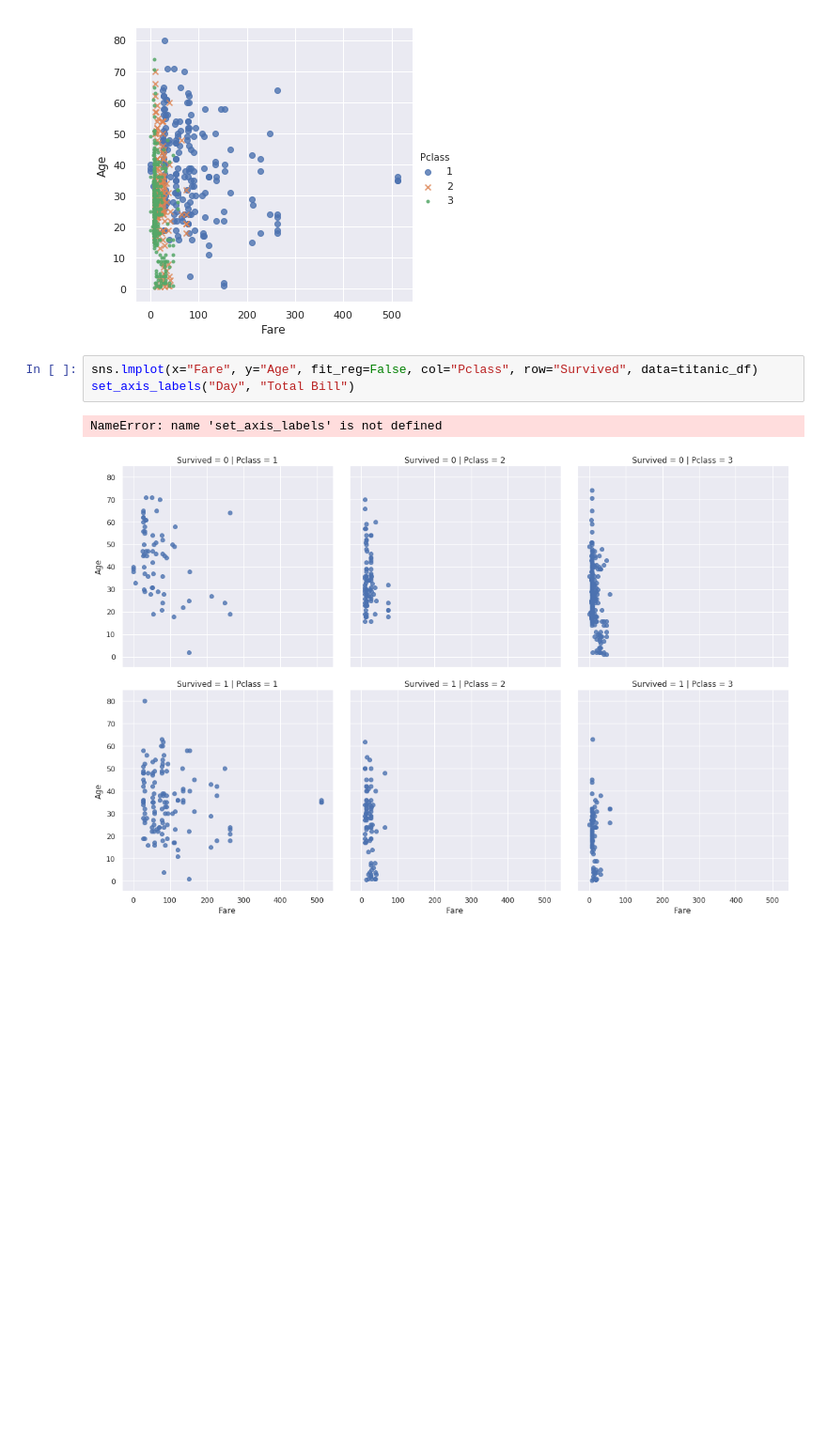
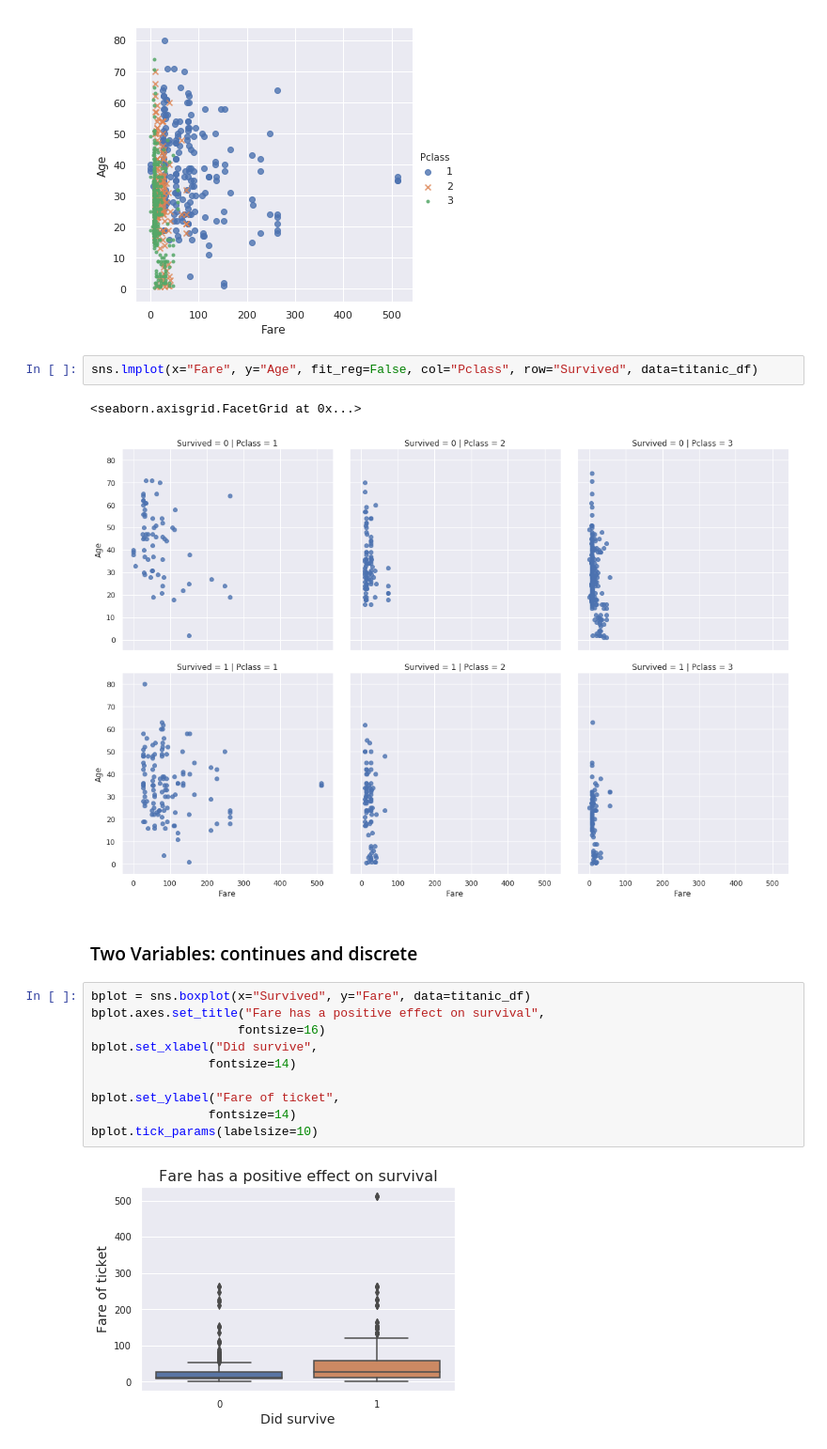
Before and after one commit to wfjvdham/python-course, a Jupyter notebook: explore/README.ipynb, the cells around one changed output. Shown at 94% size. Saved outputs shown, nothing was run; the diff lists cells and outputs as text; blank space fills up the shorter version.

Commit message:
more seaborn

```diff
--- a/explore/README.ipynb
+++ b/explore/README.ipynb
@@ -154,7 +145,20 @@ sns.lmplot(x="Fare", y="Age", fit_reg=False, hue="Pclass", markers=['o', 'x', '.
 [figure]
 # %%
 sns.lmplot(x="Fare", y="Age", fit_reg=False, col="Pclass", row="Survived", data=titanic_df)
-set_axis_labels("Day", "Total Bill")
 # %% [output]
-NameError: name 'set_axis_labels' is not defined
+<seaborn.axisgrid.FacetGrid at 0x...>
 [figure]
+# %% [markdown]
+### Two Variables: continues and discrete
+# %%
+bplot = sns.boxplot(x="Survived", y="Fare", data=titanic_df)
+bplot.axes.set_title("Fare has a positive effect on survival",
+                    fontsize=16)
+bplot.set_xlabel("Did survive",
+                fontsize=14)
+
+bplot.set_ylabel("Fare of ticket",
+                fontsize=14)
+bplot.tick_params(labelsize=10)
+# %% [output]
+[figure, added]
```
Also changed, not shown: parts of 13 cells of this notebook.
